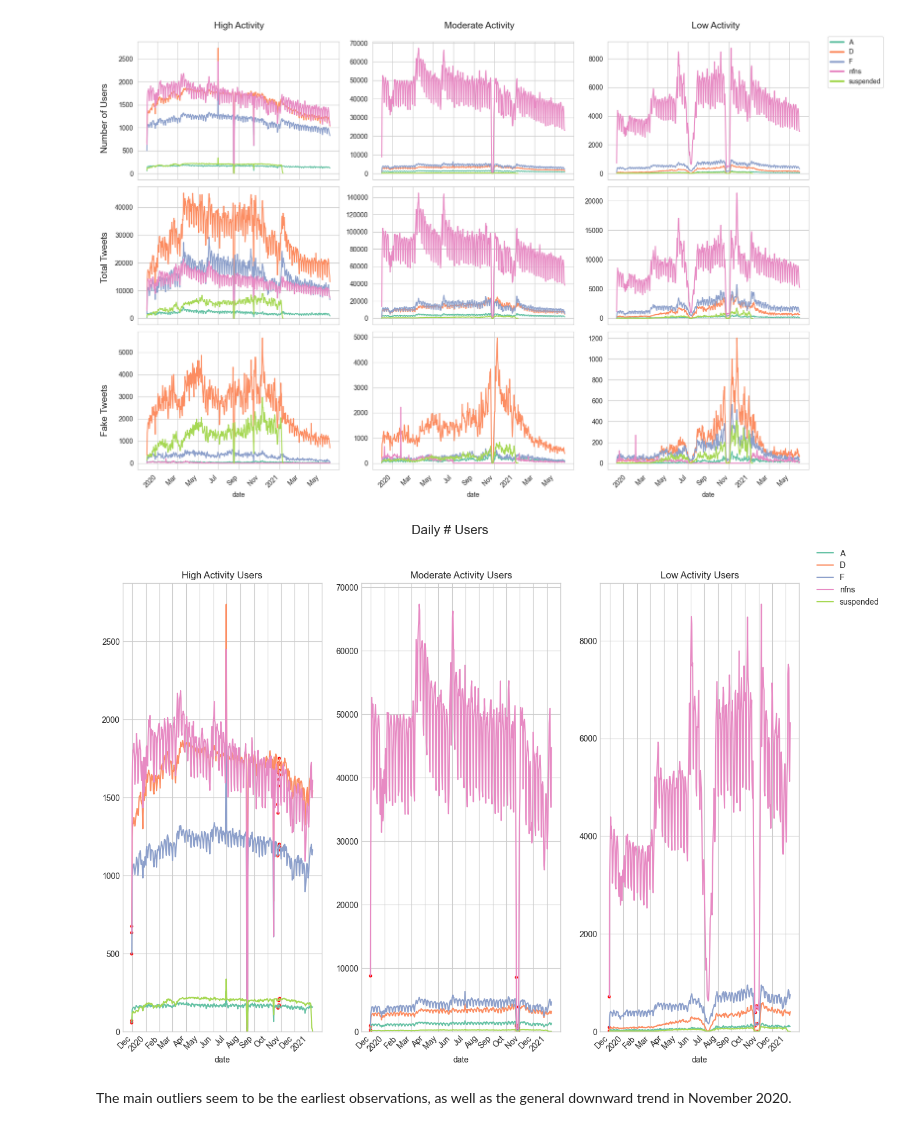
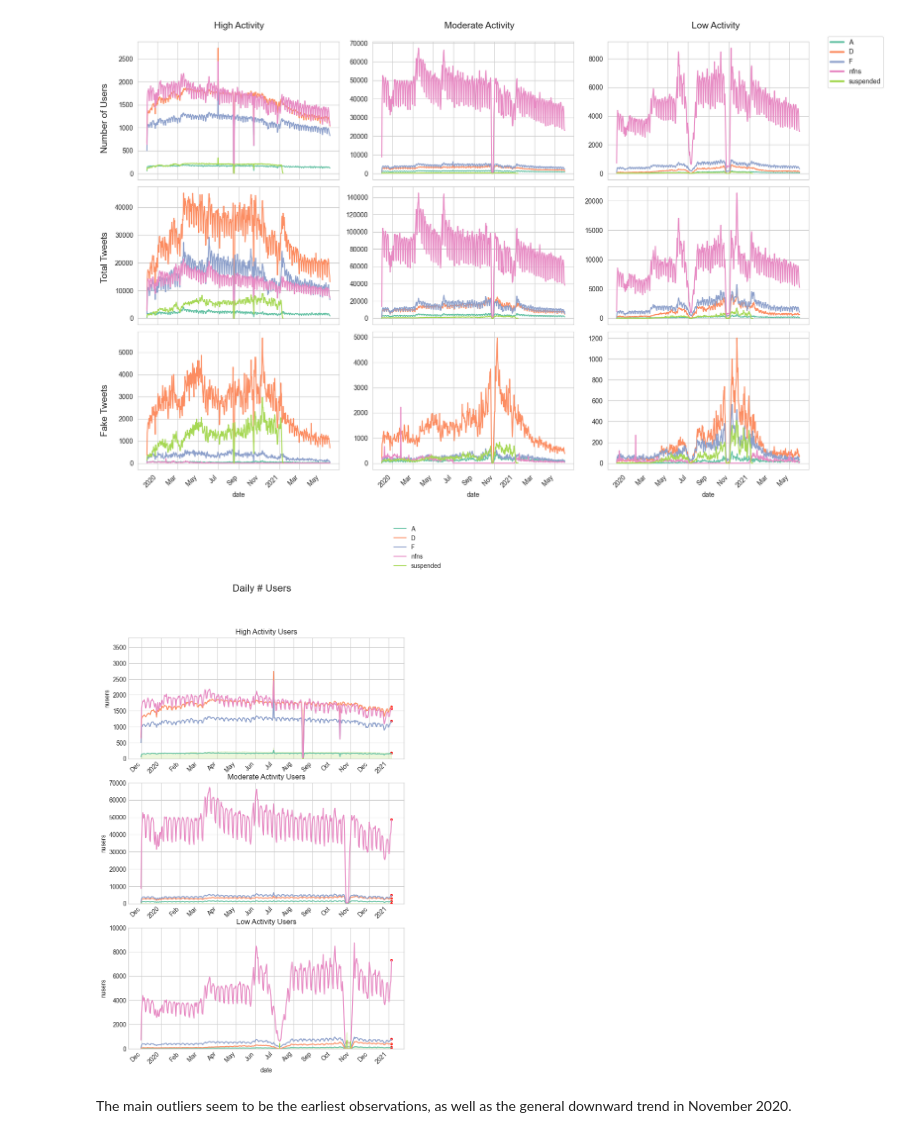
Before and after one commit to emeliasprott/twitter_misinformation, a Jupyter notebook: data-prep.ipynb, the cells around one changed output. Drawn from its saved outputs; the diff is of its cells as text; code cells hidden in the pictures.

```diff
--- a/data-prep.ipynb
+++ b/data-prep.ipynb
@@ -48,7 +48,7 @@ Select Groups:
 # %% [markdown]
 I used some probability rules to reorganize the data into a more usable (mutually exclusive) format.
 # %%
-fig, ax = plt.subplots(1, 3, figsize=(18, 10))
+fig, ax = plt.subplots(1, 3, figsize=(12, 8))
 
 v = venn.venn2(subsets=(4, 6, 3), set_labels=(' Group A ', ' Group B '), set_colors=('yellow', 'blue'), alpha=0.5, ax=ax[0])
 v.get_label_by_id('10').set_text('')
@@ -66,7 +66,8 @@ x = venn.venn2(subsets=(4, 4, 0), set_labels=(' Group A ', ' Group D '), set_col
 x.get_label_by_id('10').set_text('')
 x.get_label_by_id('01').set_text('')
 
-fig.suptitle('Group Relationships', fontsize=16)
+fig.suptitle('Group Relationships', fontsize=16, y=0.9)
 plt.tight_layout()
+fig.savefig('group_relationships.png', dpi=300)
 plt.show()
 # %% [output]
@@ -273,5 +274,3 @@ total = total.drop(columns=["grouping_common", "stat_common", "level_common"]).r
 total = pd.read_csv("total.csv")
 # %%
 total['date'] = pd.to_datetime(total['date'].apply(lambda x: datetime.strptime(x, "%Y-%m-%d").date()))
-total['subset_group'] = total['subsets'].apply(lambda x: x.split('_')[0])
-total['subset_activity'] = total['subsets'].apply(lambda x: x.split('_')[1])
@@ -319,13 +322,13 @@ plt.show()
 # %% [output]
 [figure]
 # %%
-features = ['fake_merged_initiation', 'fake_merged_rt', 'not_fake_conservative', 'not_fake_liberal', 'not_fake_shopping', 'not_fake_sports', 'n', 'nusers', 'subset_group', 'subset_activity', 'date']
+features = ['fake_merged_initiation', 'fake_merged_rt', 'not_fake_conservative', 'not_fake_liberal', 'not_fake_shopping', 'not_fake_sports', 'n', 'nusers', 'grouping', 'level', 'date']
 
-df = total.copy().loc[:, features].pivot_table(index='date', columns=['subset_group', 'subset_activity'], values=['fake_merged_initiation', 'fake_merged_rt', 'not_fake_conservative', 'not_fake_liberal', 'not_fake_shopping', 'not_fake_sports', 'n', 'nusers'], fill_value=0).asfreq('D').fillna(0)
+df = total.copy().loc[:, features].pivot_table(index='date', columns=['grouping', 'level'], values=['fake_merged_initiation', 'fake_merged_rt', 'not_fake_conservative', 'not_fake_liberal', 'not_fake_shopping', 'not_fake_sports', 'n', 'nusers'], fill_value=0).asfreq('D').fillna(0)
 df.columns = ['_'.join(col).strip() for col in df.columns.values]
 
-treatment_start = '2021-01-12'
-treatment_end = '2021-01-19'
+treatment_start = '2021-01-07'
+treatment_end = '2021-01-12'
 
 pretreatment_df = df.loc[:treatment_start]
 posttreatment_df = df.loc[treatment_end:]
@@ -346,38 +349,41 @@ pipeline = Pipeline(steps)
 pre_treated = validate_series(pretreatment_df)
 pre_anomalies = pipeline.fit_detect(pre_treated).reset_index().rename(columns={0: "anomaly"})
 # %%
-pre_outlier_data = total.loc[total['date'] < '2021-01-12'].join(pre_anomalies.set_index('date'), on='date')
+pre_outlier_data = total.loc[total['date'] < '2021-01-07'].join(pre_anomalies.set_index('date'), on='date')
 plt.style.use('seaborn-v0_8-whitegrid')
 
-fig, ax = plt.subplots(1, 3, figsize=(15, 10))
+fig, ax = plt.subplots(3, 1, figsize=(8, 12))
 
 for L in ['ha', 'ma', 'la']:
     if L == 'ha':
         i = 0
         title = 'High'
     elif L == 'ma':
         i = 1
         title = 'Moderate'
     else:
         i = 2
         title = 'Low'
     name = f"{title} Activity Users"
-    sns.lineplot(x='date', y='nusers', data=pre_outlier_data.loc[pre_outlier_data['subset_activity'] == L], ax=ax[i], hue='subset_group', palette='Set2')
-    sns.scatterplot(x='date', y='nusers', data=pre_outlier_data.loc[(pre_outlier_data['subset_activity'] == L) & (pre_outlier_data['anomaly'] == True)], ax=ax[i], color='red', legend=False, size=800)
+    sns.lineplot(x='date', y='nusers', data=pre_outlier_data.loc[pre_outlier_data['level'] == L], ax=ax[i], hue='grouping', palette='Set2')
+    sns.scatterplot(x='date', y='nusers', data=pre_outlier_data.loc[(pre_outlier_data['level'] == L) & (pre_outlier_data['anomaly'] == True)], ax=ax[i], color='red', legend=False, size=800)
     ax[i].set_title(name)
 fig.suptitle('Daily # Users', fontsize=16)
+ax[0].set_ylim(0, 3800)
+ax[1].set_ylim(0, 70000)
+ax[2].set_ylim(0, 10000)
 
 handles, labels = ax[0].get_legend_handles_labels()
-fig.legend(handles, labels, loc='upper right', ncol=1, bbox_to_anchor=(1.0, 0.95))
-for a in ax:
+fig.legend(handles, labels, loc='upper right', ncol=1, bbox_to_anchor=(1.02, 1.1))
+for i, a in enumerate(ax):
     a.xaxis.set_major_locator(mdates.MonthLocator())
     a.xaxis.set_major_formatter(mdates.ConciseDateFormatter(a.xaxis.get_major_locator()))
     plt.setp(a.xaxis.get_majorticklabels(), rotation=45, ha='right')
     a.get_legend().remove()
-    a.set_ylim(0)
-    a.yaxis.set_label_text('')
+    if i != 2:
+        a.xaxis.set_label_text('')
 # %% [output]
-[figure, old version]
+[figure, new version]
 # %% [markdown]
 The main outliers seem to be the earliest observations, as well as the general downward trend in November 2020.
 # %% [markdown]
```
Also changed, not shown: parts of 2 cells of this notebook, 18 other files.
